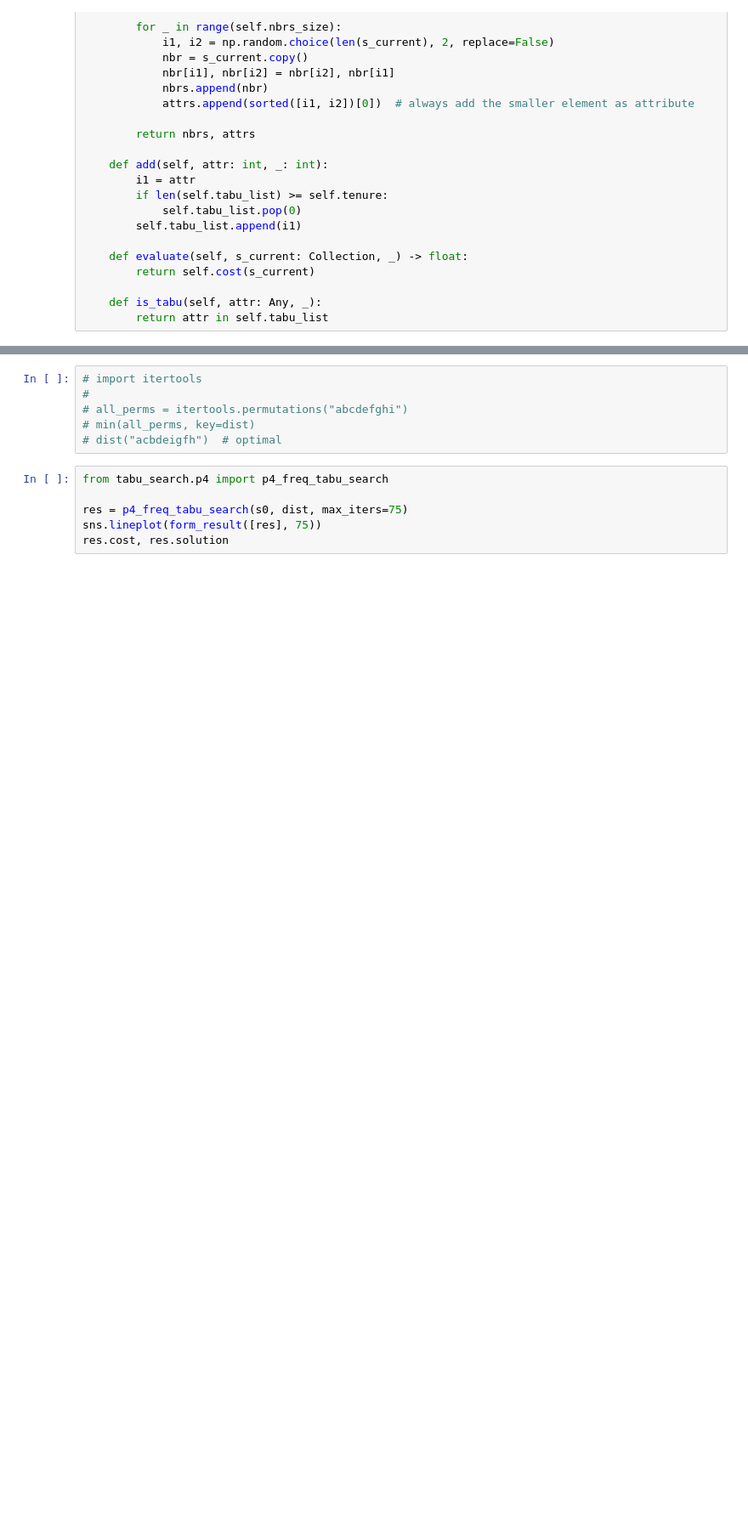
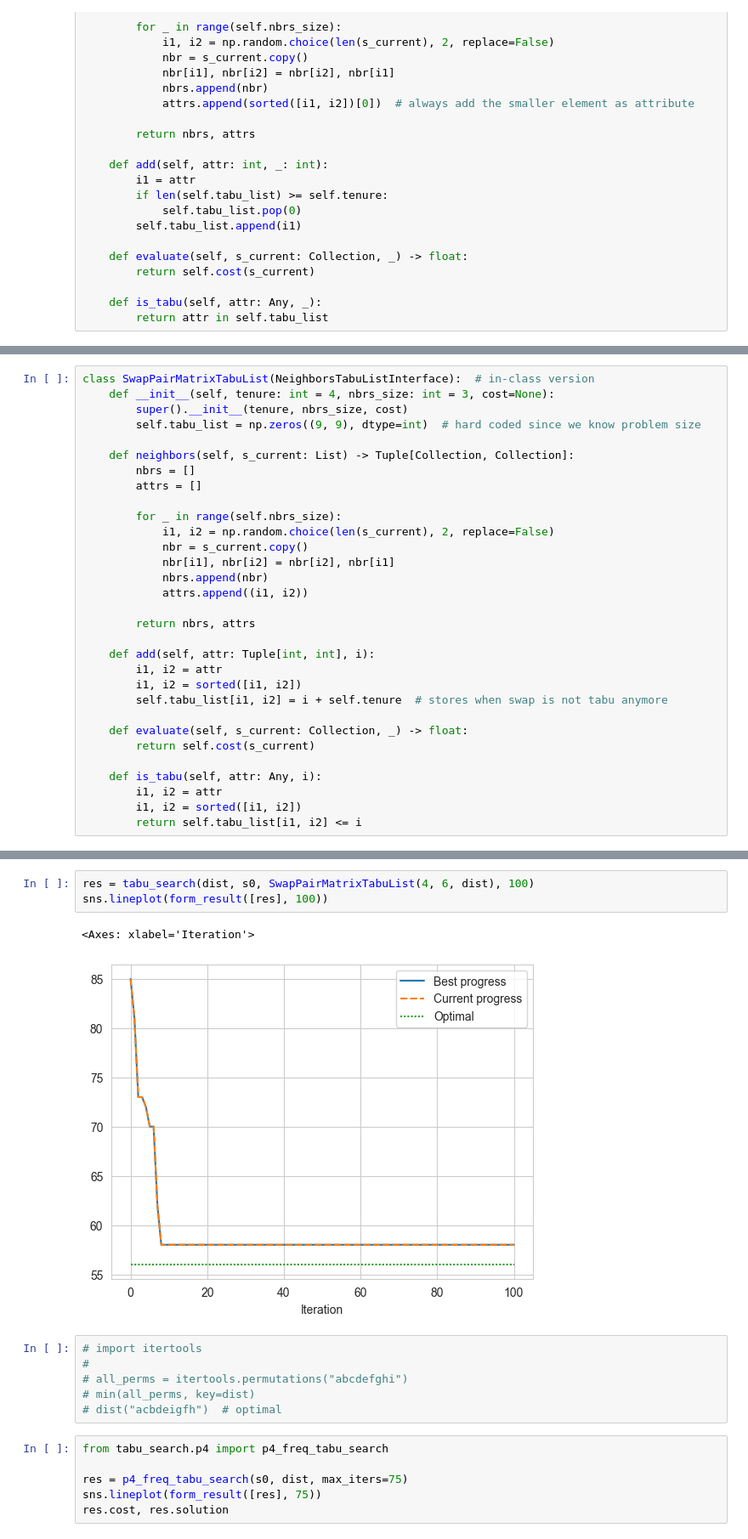
Before and after one commit to nngerncham/ma395_heuristic, a Jupyter notebook: homework/hw3/codebase/Notebooks/Problem 4.ipynb, the cells around one changed output, grey strips where cells are left out. Shown at 85% size. Cells and saved outputs as stored; diff of their text form; blank space fills up the shorter version.

```diff
--- a/homework/hw3/codebase/Notebooks/Problem 4.ipynb
+++ b/homework/hw3/codebase/Notebooks/Problem 4.ipynb
@@ -74,3 +74,34 @@ res.cost, res.solution
+# %%
+class SwapPairMatrixTabuList(NeighborsTabuListInterface):  # in-class version
+    def __init__(self, tenure: int = 4, nbrs_size: int = 3, cost=None):
+        super().__init__(tenure, nbrs_size, cost)
+        self.tabu_list = np.zeros((9, 9), dtype=int)  # hard coded since we know problem size
+
+    def neighbors(self, s_current: List) -> Tuple[Collection, Collection]:
+        nbrs = []
+        attrs = []
+
+        for _ in range(self.nbrs_size):
+            i1, i2 = np.random.choice(len(s_current), 2, replace=False)
+            nbr = s_current.copy()
+            nbr[i1], nbr[i2] = nbr[i2], nbr[i1]
+            nbrs.append(nbr)
+            attrs.append((i1, i2))
+
+        return nbrs, attrs
+
+    def add(self, attr: Tuple[int, int], i):
+        i1, i2 = attr
+        i1, i2 = sorted([i1, i2])
+        self.tabu_list[i1, i2] = i + self.tenure  # stores when swap is not tabu anymore
+
+    def evaluate(self, s_current: Collection, _) -> float:
+        return self.cost(s_current)
+
+    def is_tabu(self, attr: Any, i):
+        i1, i2 = attr
+        i1, i2 = sorted([i1, i2])
+        return self.tabu_list[i1, i2] <= i
 # %%
 import seaborn as sns
 import pandas as pd
@@ -97,3 +128,9 @@ sns.lineplot(form_result([res]))
+# %%
+res = tabu_search(dist, s0, SwapPairMatrixTabuList(4, 6, dist), 100)
+sns.lineplot(form_result([res], 100))
+# %% [output]
+<Axes: xlabel='Iteration'>
+[figure, added]
 # %%
 # import itertools
 #
```
Also changed, not shown: parts of 11 cells of this notebook, 35 other files.
